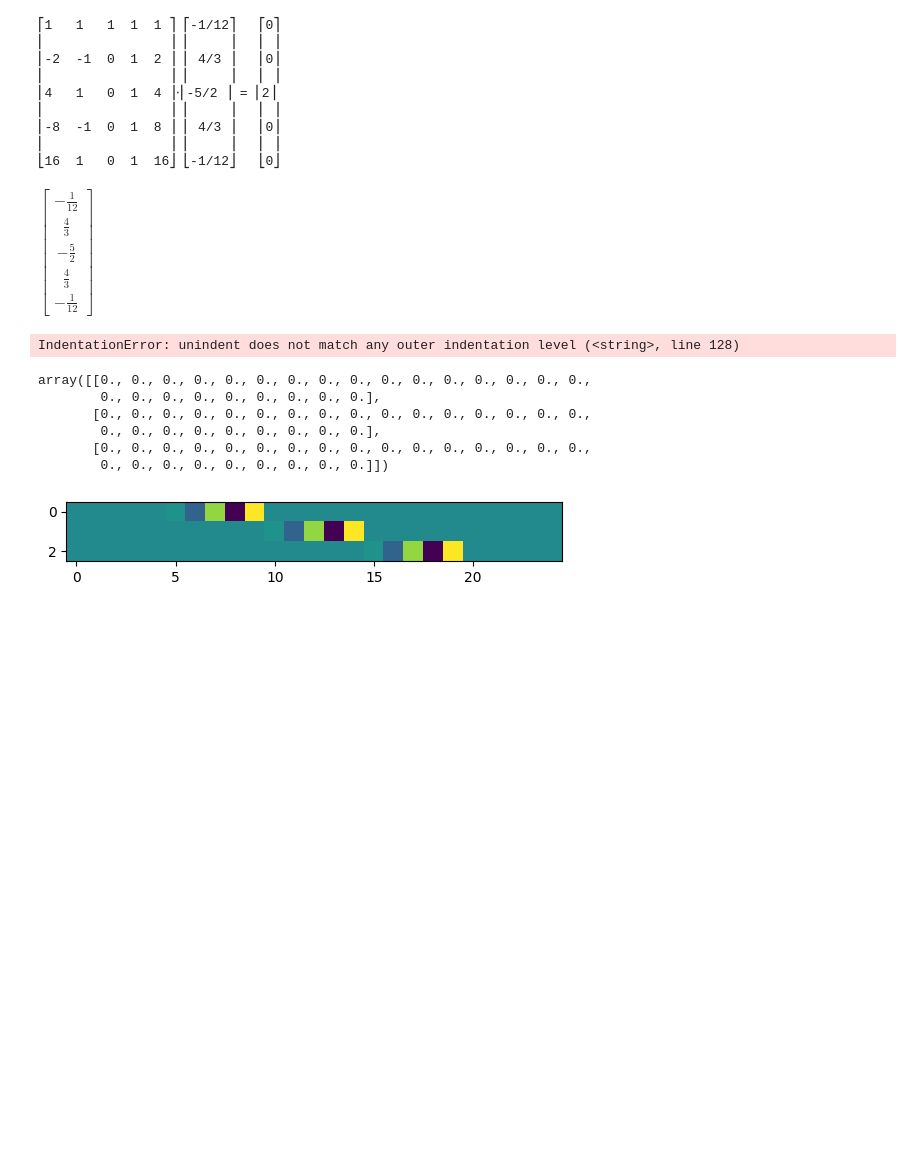
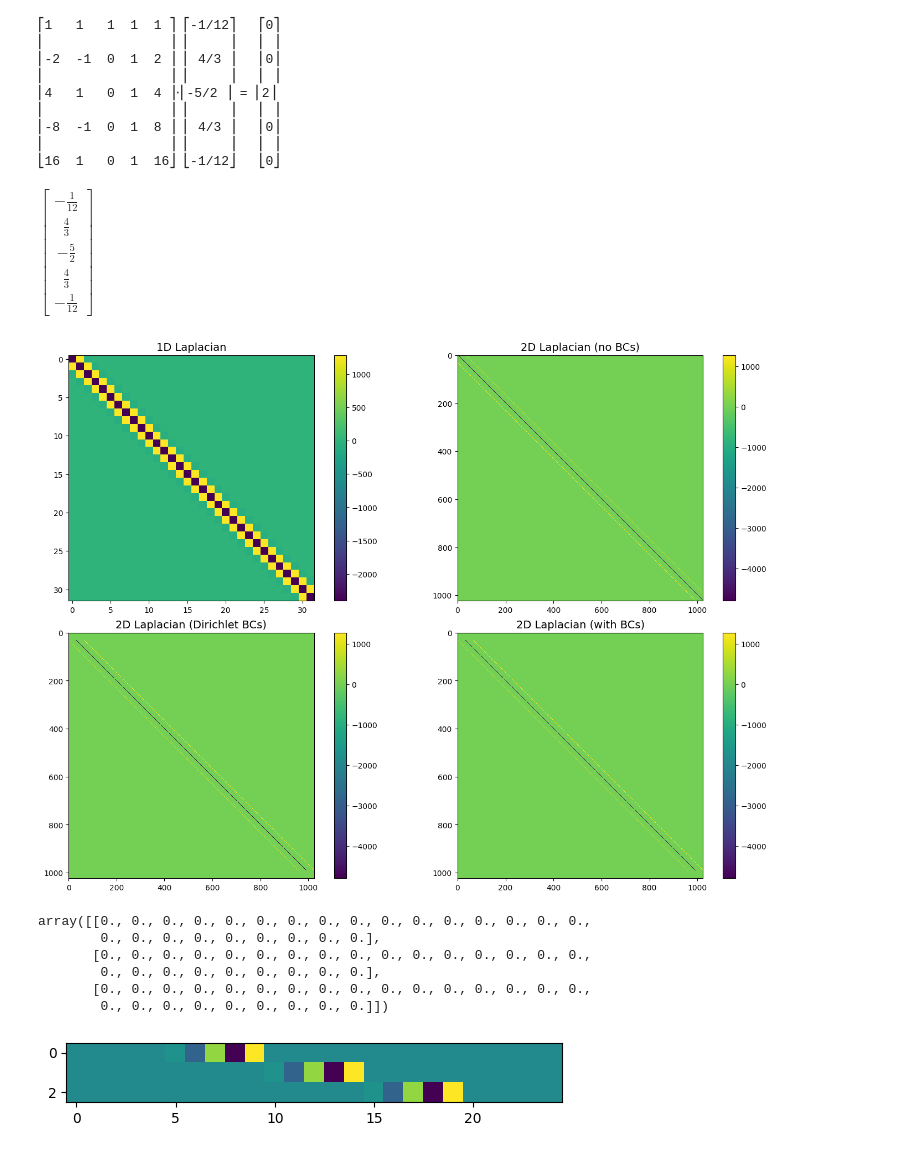
Before and after one commit to jabelieu/nmfde_class, a Jupyter notebook: hw1_jab.ipynb, the cells around one changed output. Saved outputs shown, nothing was run; the diff lists cells and outputs as text; code cells hidden in the pictures; blank space fills up the shorter version.

```diff
--- a/hw1_jab.ipynb
+++ b/hw1_jab.ipynb
@@ -786,7 +786,7 @@ Dependencies:
 - None
 """
 
-n = 5 # 1D lattice points cheese
+n = 32 # 1D lattice points cheese
 h = 1/(n-1) # step size
 # h = np.sqrt(1/12) # test value
 
@@ -898,34 +898,34 @@ for i in range ( n ) :
     for j in range ( n ) :
         if 1/3 <= x[i] <= 1/2 and 1/2 <= y[j] <= 2/3 :
             f[i,j] = -1
 
 f = f.flatten()
 
 rhs = f - b
 
 '''
 plot the derivative coefficient matrix at each development step.
 '''
 
 fig, axs = plt.subplots(2, 2, figsize=(14,10), constrained_layout=True)
 
 im0 = axs[0][0].imshow(a_1d.toarray(), cmap="viridis", interpolation="none")
 axs[0][0].set_title("1D Laplacian",fontsize=14)
 plt.colorbar(im0, ax=axs[0][0])
 
 im1 = axs[0][1].imshow(a_2d_nobc.toarray(), cmap="viridis", interpolation="none")
 axs[0][1].set_title("2D Laplacian (no BCs)",fontsize=14)
 plt.colorbar(im1, ax=axs[0][1])
 
 im2 = axs[1][0].imshow(a_2d_dirichlet.toarray(), cmap="viridis", interpolation="none")
 axs[1][0].set_title("2D Laplacian (Dirichlet BCs)",fontsize=14)
 plt.colorbar(im2, ax=axs[1][0])
 
 im3 = axs[1][1].imshow(a_2d.toarray(), cmap="viridis", interpolation="none")
 axs[1][1].set_title("2D Laplacian (with BCs)",fontsize=14)
 plt.colorbar(im3, ax=axs[1][1]);
 # %% [output]
-IndentationError: unindent does not match any outer indentation level (<string>, line 128)
+[figure, added]
 # %%
 # IGNORE THIS FOR GRADING
 addon = np.zeros(shape=((n-2),n*n))
```
Also changed, not shown: parts of 1 cell of this notebook, 1 other file.
